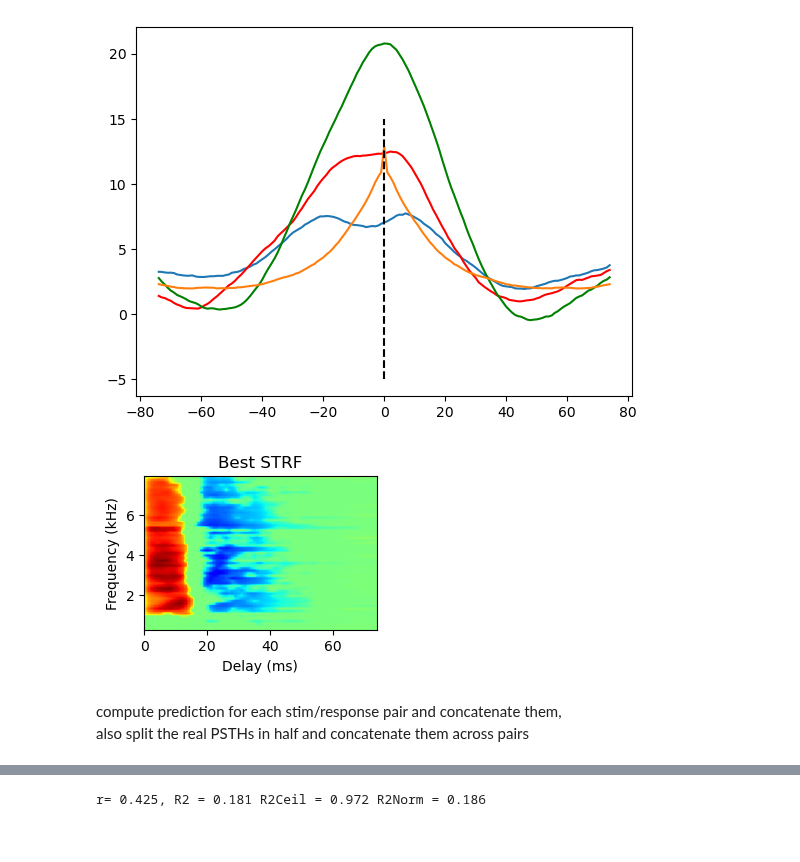
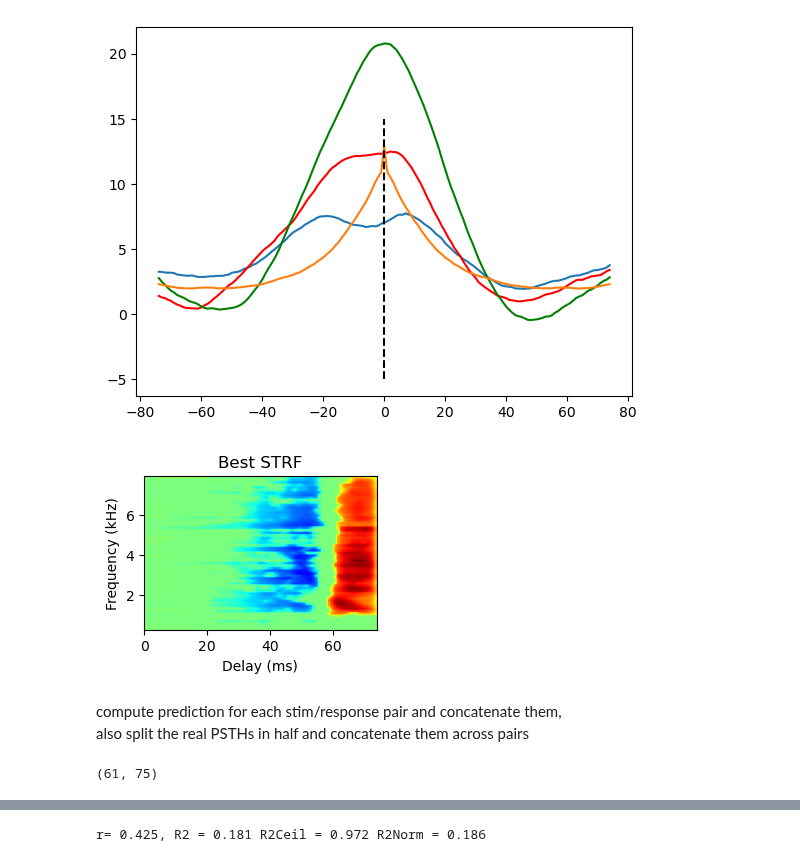
Before and after one commit to theunissenlab/strfPy, a Jupyter notebook: strfpy_est.ipynb, the cells around one changed output, grey strips where cells are left out. Cells and saved outputs as stored; diff of their text form; code cells hidden in the pictures.

```diff
--- a/strfpy_est.ipynb
+++ b/strfpy_est.ipynb
@@ -36,7 +37,8 @@ Set up the path
 # Change this if you move around files
 
 path_base = os.path.join('/Users/frederictheunissen/Code/strfPy')
-dataDir = os.path.join(path_base, 'data')  # contains stim/response pairs
+# dataDir = os.path.join(path_base, 'data')  # contains stim/response pairs
+dataDir = '/Users/frederictheunissen/Documents/Classes/Summer Course - Boot Camp/2016/theunissen_tutorials/data'
 stimsDir = os.path.join(dataDir, 'all_stims')  # contains the .wav files
 # %% [markdown]
 load and visualize single unit data from Theunissen lab
@@ -176,29 +178,33 @@ plt.plot([0, 0], [-5, 15], 'k--')
 # %%
 # display the best STRF
 plt.figure(figsize=(3,2), dpi=100)
 
 # Looks at first ds to examine frequencies
 ds = srData['datasets'][0]
 tfrep = ds['stim']['tfrep']
 strfFrequencies = tfrep['f']
 
 mySTRF = np.real(modelParamsTrained['w1'])
 maxabs = np.max(np.abs(mySTRF))
 
-plt.imshow( mySTRF, origin='lower', cmap = 'jet', aspect='auto',
+plt.imshow( np.fliplr(mySTRF), origin='lower', cmap = 'jet', aspect='auto',
            extent=[strfDelays[0], strfDelays[-1], strfFrequencies[0]*1e-3, strfFrequencies[-1]*1e-3],
            vmin=-maxabs,
            vmax=maxabs)
 
 plt.xlabel('Delay (ms)')
 plt.ylabel('Frequency (kHz)')
 plt.title('Best STRF')
 plt.savefig(os.path.join(figDir, 'strf.eps'))
 # %% [output]
-[figure, old version]
+[figure, new version]
 # %% [markdown]
 compute prediction for each stim/response pair and concatenate them, <br>
 also split the real PSTHs in half and concatenate them across pairs
+# %%
+mySTRF.shape
+# %% [output]
+(61, 75)
 # %%
 # Color map for spectrograms
 spec_colormap()   # defined in sound.py
```
Also changed, not shown: parts of 6 cells of this notebook, 1 other file.
